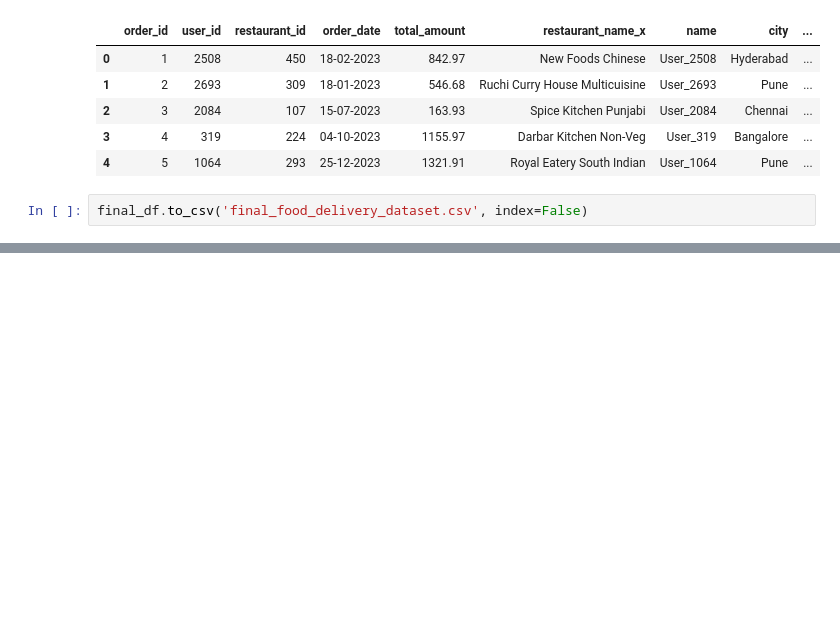
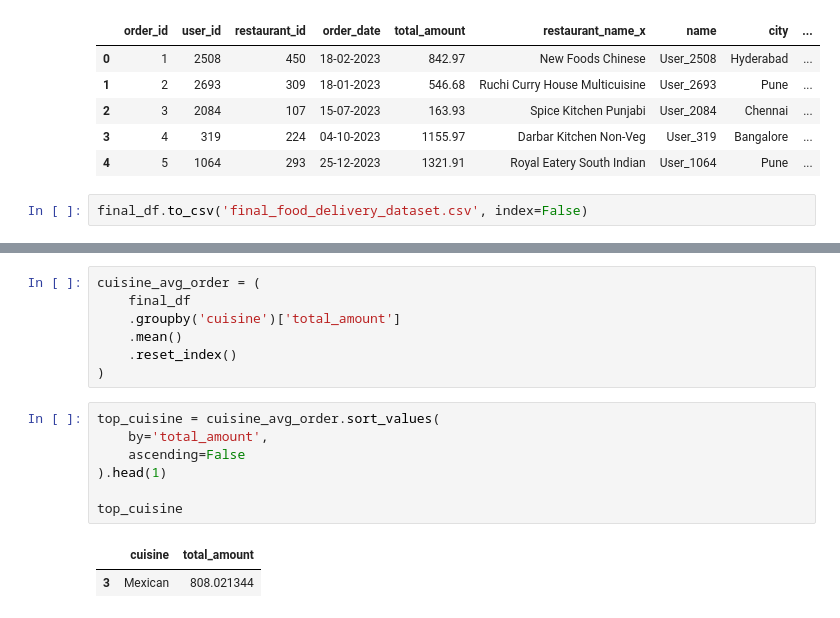
Before and after one commit to 94Harsha/Dev, a Jupyter notebook: chapter_appendix-tools-for-deep-learning/jupyter.ipynb, the cells around one changed output, grey strips where cells are left out. Cells and saved outputs as stored; diff of their text form; blank space fills up the shorter version.

```diff
--- a/chapter_appendix-tools-for-deep-learning/jupyter.ipynb
+++ b/chapter_appendix-tools-for-deep-learning/jupyter.ipynb
@@ -237,0 +257,17 @@ final_df.to_csv('final_food_delivery_dataset.csv', index=False)
+# %%
+cuisine_avg_order = (
+    final_df
+    .groupby('cuisine')['total_amount']
+    .mean()
+    .reset_index()
+)
+# %%
+top_cuisine = cuisine_avg_order.sort_values(
+    by='total_amount',
+    ascending=False
+).head(1)
+
+top_cuisine
+# %% [output]
+|  | cuisine | total_amount |
+| 3 | Mexican | 808.021344 |
```
Also changed, not shown: parts of 36 cells of this notebook.
